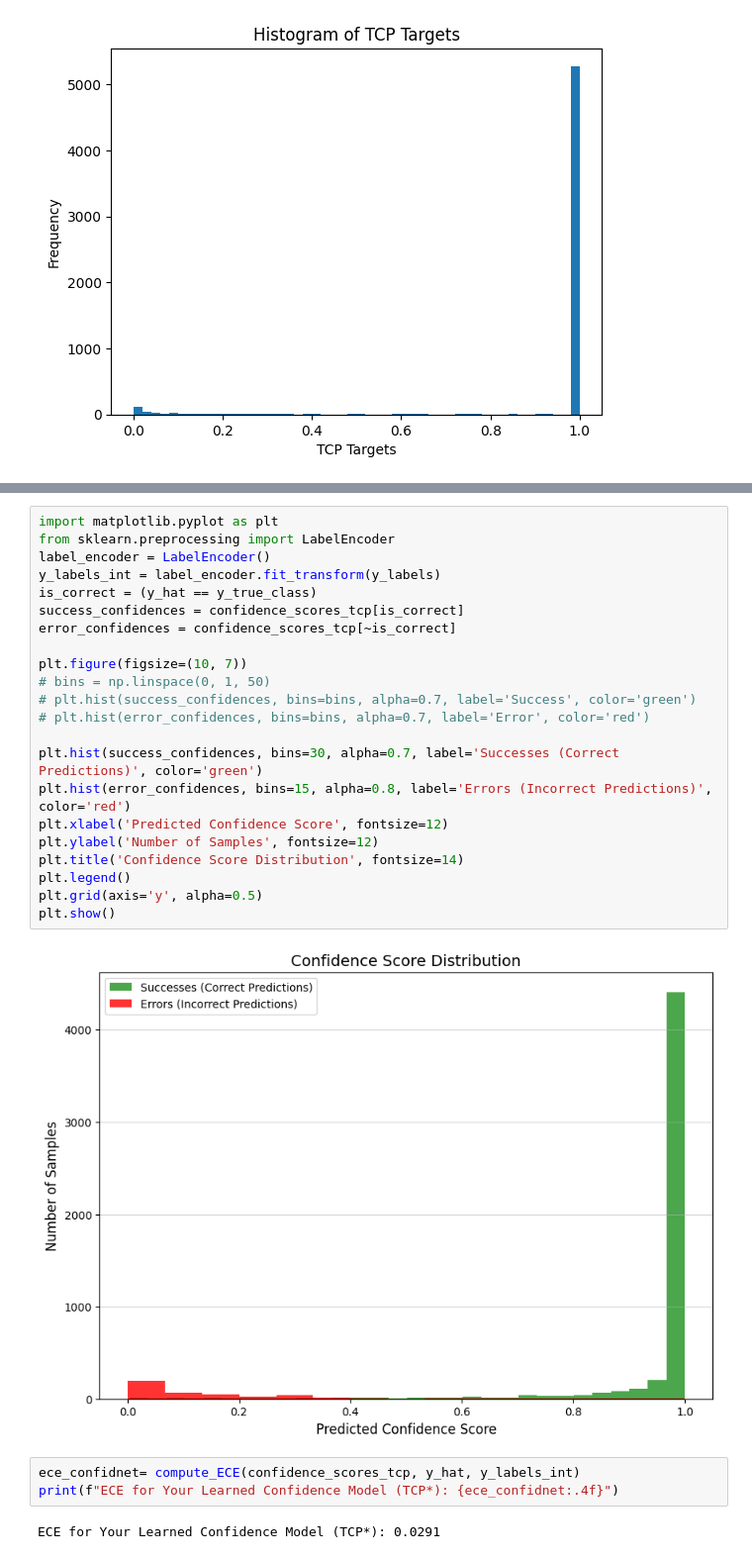
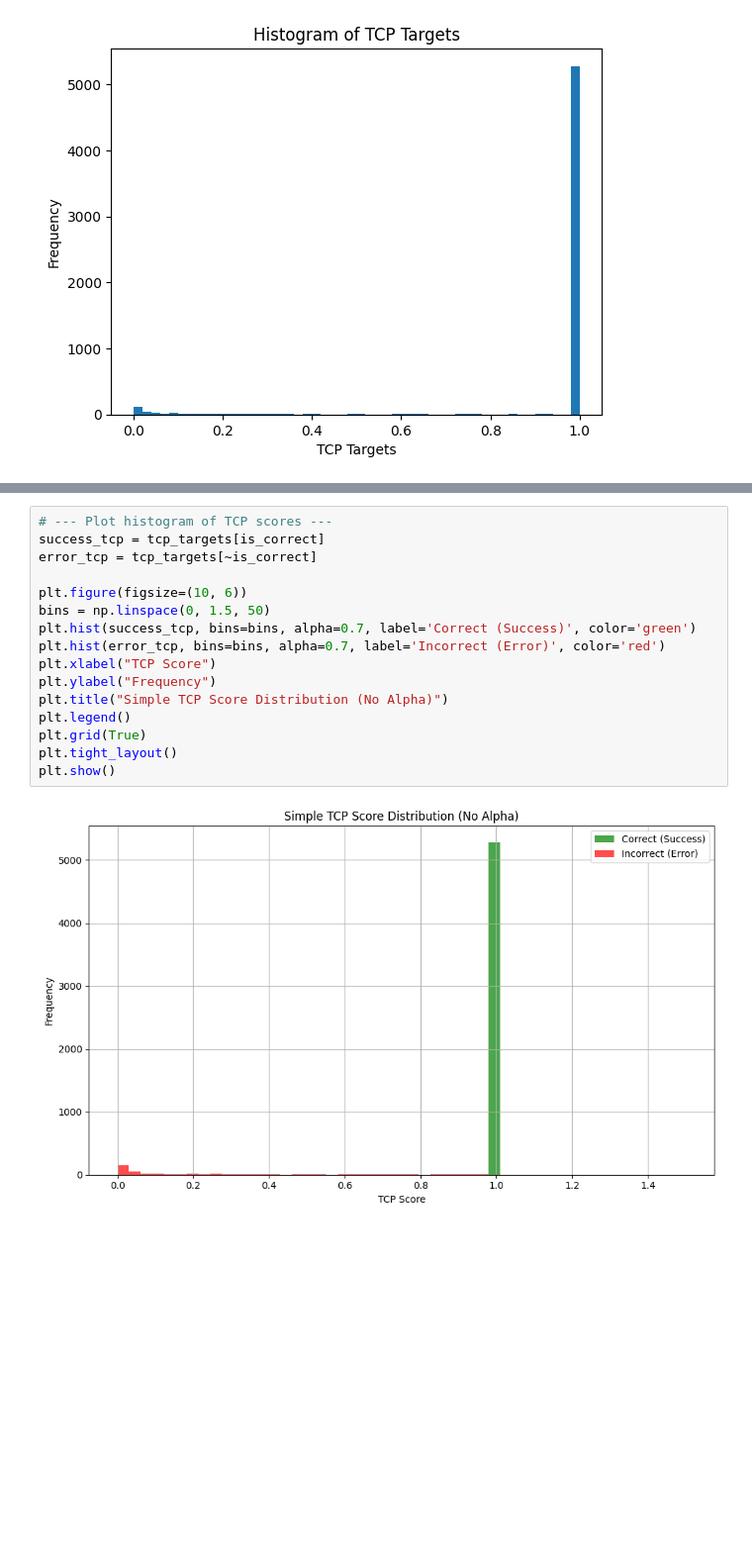
Before and after one commit to anushka-220/Summer-Project-, a Jupyter notebook: TCP_with_MSE_Loss.ipynb, the cells around one changed output, grey strips where cells are left out. Shown at 99% size. Drawn from its saved outputs; the diff is of its cells as text; blank space fills up the shorter version.

```diff
--- a/TCP_with_MSE_Loss.ipynb
+++ b/TCP_with_MSE_Loss.ipynb
@@ -482,29 +387,18 @@ Max value in confidence scores: 1.0
-# %%
-import matplotlib.pyplot as plt
-from sklearn.preprocessing import LabelEncoder
-label_encoder = LabelEncoder()
-y_labels_int = label_encoder.fit_transform(y_labels)
-is_correct = (y_hat == y_true_class)
-success_confidences = confidence_scores_tcp[is_correct]
-error_confidences = confidence_scores_tcp[~is_correct]
-
-plt.figure(figsize=(10, 7))
-# bins = np.linspace(0, 1, 50)
-# plt.hist(success_confidences, bins=bins, alpha=0.7, label='Success', color='green')
-# plt.hist(error_confidences, bins=bins, alpha=0.7, label='Error', color='red')
-
-plt.hist(success_confidences, bins=30, alpha=0.7, label='Successes (Correct Predictions)', color='green')
-plt.hist(error_confidences, bins=15, alpha=0.8, label='Errors (Incorrect Predictions)', color='red')
-plt.xlabel('Predicted Confidence Score', fontsize=12)
-plt.ylabel('Number of Samples', fontsize=12)
-plt.title('Confidence Score Distribution', fontsize=14)
-plt.legend()
-plt.grid(axis='y', alpha=0.5)
-plt.show()
-# %% [output]
-[figure, removed]
-# %%
-ece_confidnet= compute_ECE(confidence_scores_tcp, y_hat, y_labels_int)
-print(f"ECE for Your Learned Confidence Model (TCP*): {ece_confidnet:.4f}")
-# %% [output]
-ECE for Your Learned Confidence Model (TCP*): 0.0291
+# %%
+# --- Plot histogram of TCP scores ---
+success_tcp = tcp_targets[is_correct]
+error_tcp = tcp_targets[~is_correct]
+
+plt.figure(figsize=(10, 6))
+bins = np.linspace(0, 1.5, 50)
+plt.hist(success_tcp, bins=bins, alpha=0.7, label='Correct (Success)', color='green')
+plt.hist(error_tcp, bins=bins, alpha=0.7, label='Incorrect (Error)', color='red')
+plt.xlabel("TCP Score")
+plt.ylabel("Frequency")
+plt.title("Simple TCP Score Distribution (No Alpha)")
+plt.legend()
+plt.grid(True)
+plt.tight_layout()
+plt.show()
+# %% [output]
+[figure, added]
```
Also changed, not shown: parts of 26 cells of this notebook, 1 other file.
